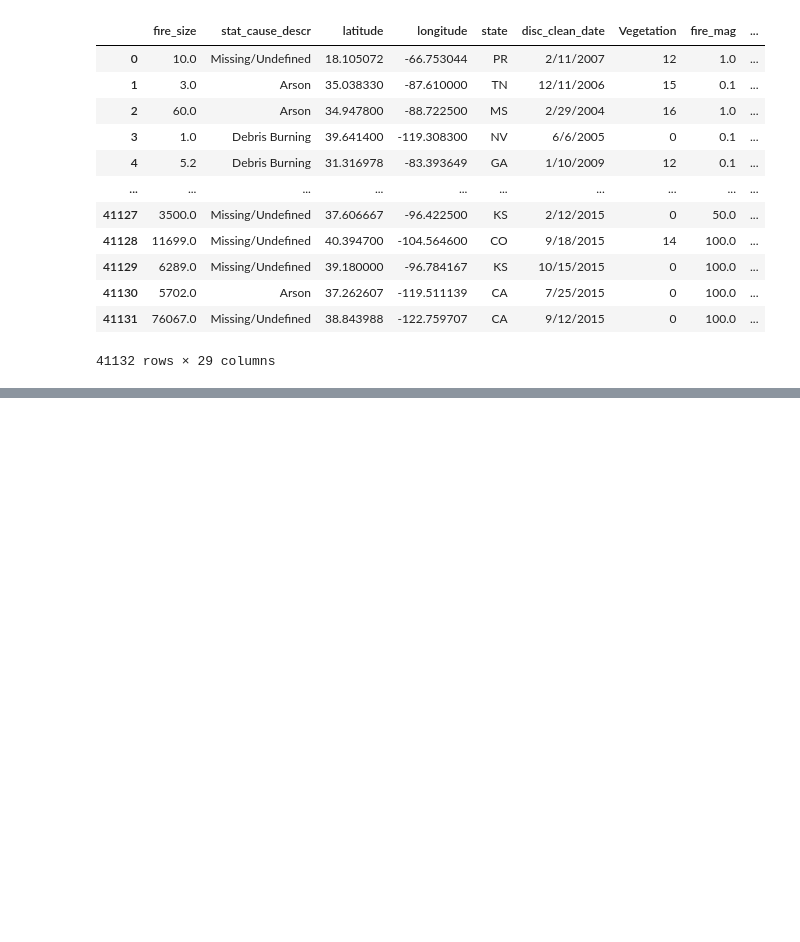
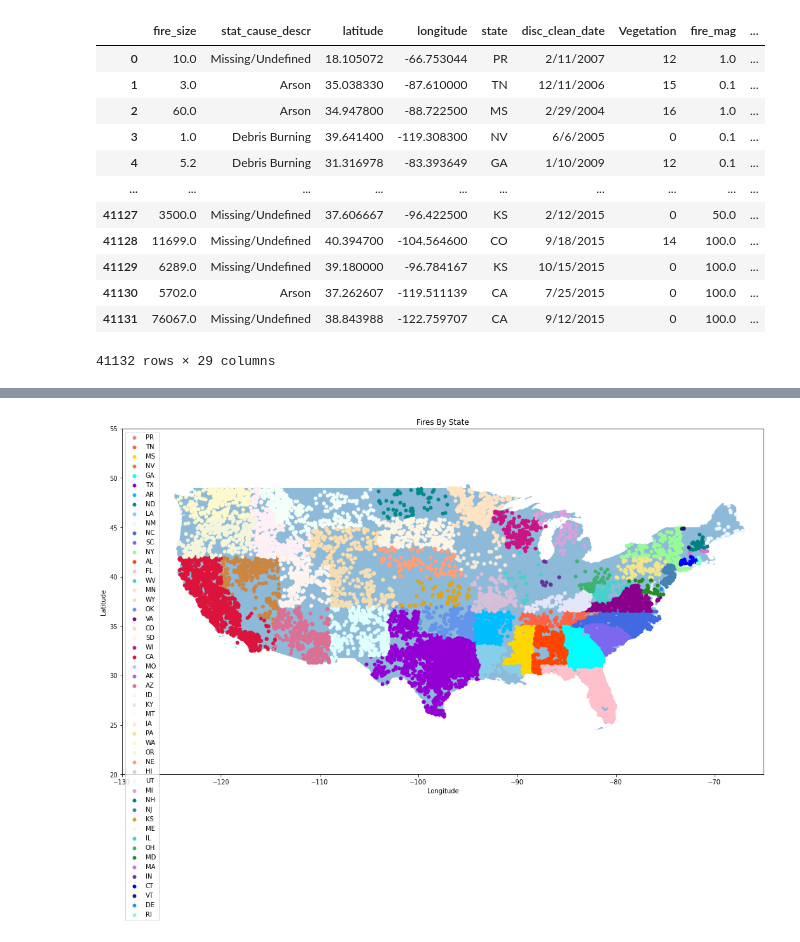
Before and after one commit to ConnorCallahan01/CSCI183FinalProject, a Jupyter notebook: FinalProject.ipynb, the cells around one changed output, grey strips where cells are left out. Saved outputs shown, nothing was run; the diff lists cells and outputs as text; code cells hidden in the pictures; blank space fills up the shorter version.

```diff
--- a/FinalProject.ipynb
+++ b/FinalProject.ipynb
@@ -511,3 +468,34 @@ xmin, ymin, xmax, ymax = aoi_bounds
+# %%
+colors_list = ['lightcoral','tomato','gold','peru', 'cyan','darkviolet','deepskyblue','darkcyan', 'skyblue', 'lightcyan', 'royalblue', 'mediumslateblue','palegreen','orangered','pink',
+ 'mediumturquoise','bisque','navajowhite','cornflowerblue','darkmagenta','wheat','oldlace','mediumvioletred','crimson', 'thistle','mediumpurple','palevioletred','lavenderblush',
+ 'lavender', 'mintcream', 'antiquewhite', 'khaki','lemonchiffon','beige','lightsalmon', 'lightgrey','seashell','plum','teal','steelblue','goldenrod','aliceblue','mediumturquoise',
+ 'mediumseagreen', 'forestgreen','orchid','rebeccapurple','blue', 'midnightblue', 'dodgerblue', 'aquamarine']
+
+# Plot the data with a modified spatial extent
+fig, ax = plt.subplots(figsize = (20,10))
+
+xlim = ([-130, -65])
+ylim = ([20,  55])
+
+ax.set_xlim(xlim)
+ax.set_ylim(ylim)
+
+usa_map.plot(alpha = .5, ax = ax)
+
+while len(state_list) != 0:
+    x, y = findLonLat(fire_df, state_list[0])
+    plt.scatter(x, y, c=colors_list[0],s=25, label=state_list[0])
+    state_list.remove(state_list[0])
+    colors_list.remove(colors_list[0])
+
+plt.legend()
+
+ax.set(title='Fires By State')
+plt.xlabel('Longitude')
+plt.ylabel('Latitude')
+plt.show()
+# %% [output]
+[figure, added]
 # %%
 def findLonLat(df, column):
     x = []
```
Also changed, not shown: parts of 8 cells of this notebook.
